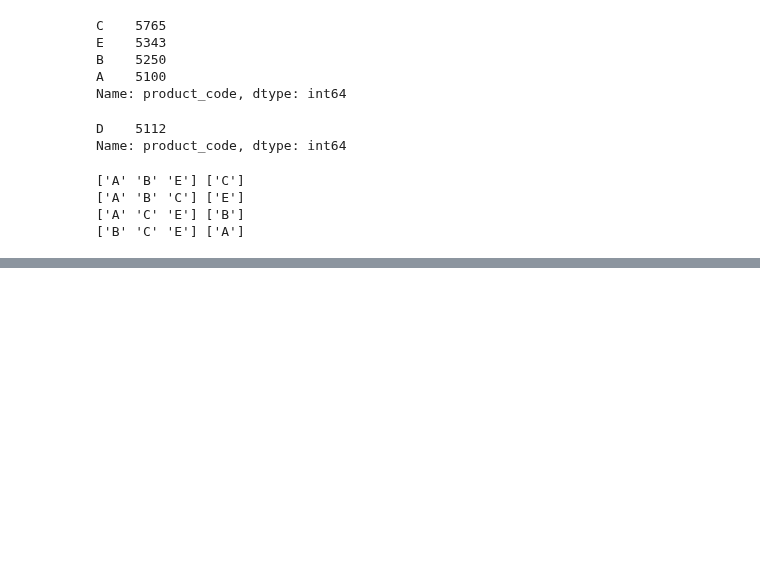
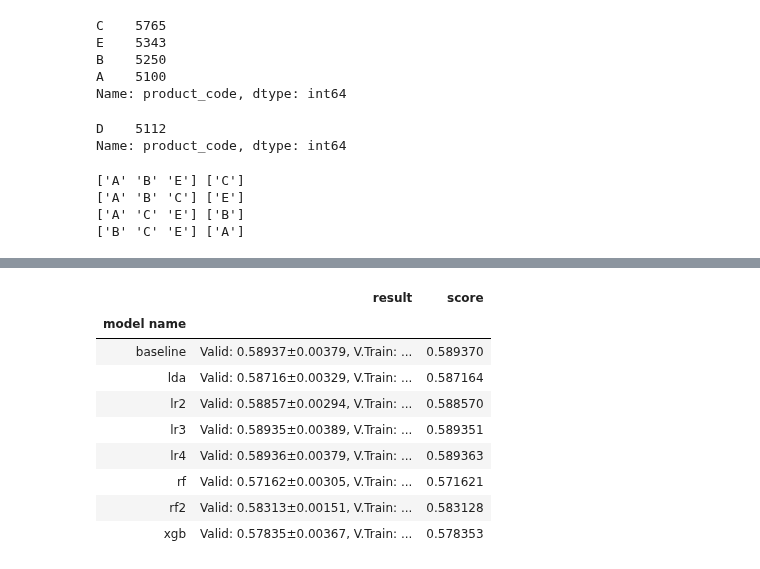
Before and after one commit to sunkusun9/DS_lv3_2404_2, a Jupyter notebook: sec_ds_lv3_prob1_kaggle.ipynb, the cells around one changed output, grey strips where cells are left out. Saved outputs shown, nothing was run; the diff lists cells and outputs as text; code cells hidden in the pictures; blank space fills up the shorter version.

```diff
--- a/sec_ds_lv3_prob1_kaggle.ipynb
+++ b/sec_ds_lv3_prob1_kaggle.ipynb
@@ -130,0 +157,2 @@ result
+# %%
+s_hist = list()
@@ -130,0 +364,13 @@ result
+# %%
+pd.DataFrame(s_hist).groupby('model name').last()
+# %% [output]
+|  | result | score |
+| model name |  |  |
+| baseline | Valid: 0.58937±0.00379, V.Train: ... | 0.589370 |
+| lda | Valid: 0.58716±0.00329, V.Train: ... | 0.587164 |
+| lr2 | Valid: 0.58857±0.00294, V.Train: ... | 0.588570 |
+| lr3 | Valid: 0.58935±0.00389, V.Train: ... | 0.589351 |
+| lr4 | Valid: 0.58936±0.00379, V.Train: ... | 0.589363 |
+| rf | Valid: 0.57162±0.00305, V.Train: ... | 0.571621 |
+| rf2 | Valid: 0.58313±0.00151, V.Train: ... | 0.583128 |
+| xgb | Valid: 0.57835±0.00367, V.Train: ... | 0.578353 |
```
Also changed, not shown: parts of 26 cells of this notebook.
